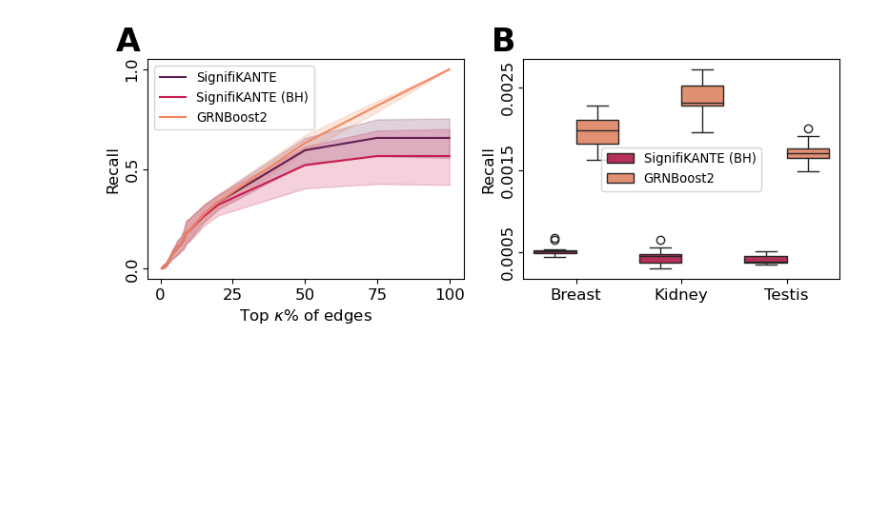
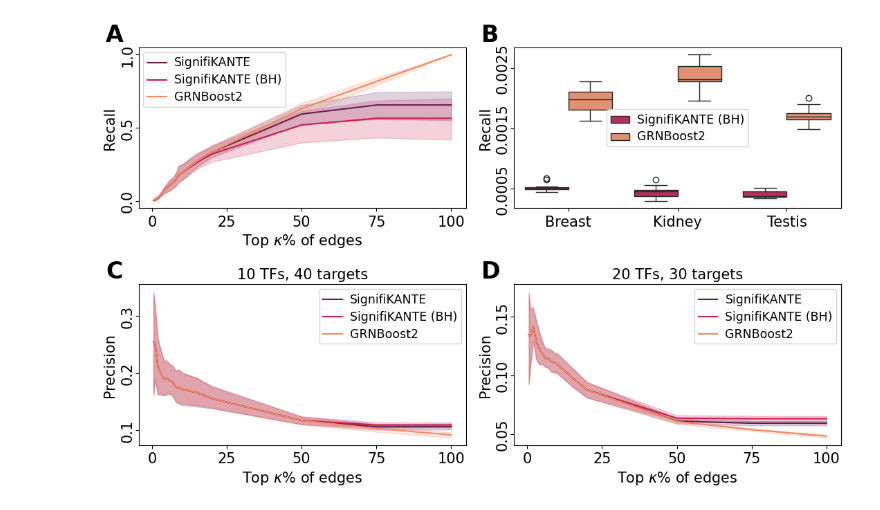
Before and after one commit to bionetslab/SignifiKANTE_Results, a Jupyter notebook: scripts/plotting/supp_plot_recall.ipynb, the cells around one changed output. Drawn from its saved outputs; the diff is of its cells as text; code cells hidden in the pictures; blank space fills up the shorter version.

Commit message:
Update precision and recall plots.

```diff
--- a/scripts/plotting/supp_plot_recall.ipynb
+++ b/scripts/plotting/supp_plot_recall.ipynb
@@ -12,14 +12,13 @@ precision_df = pd.read_csv("../../results/precision_recall_results_against_colle
 precision_df = precision_df.replace({"all" : "GRNBoost2", "signif" : "SignifiKANTE (BH)"})
 
 sim_precisions = pd.read_csv("../../results/sc_simulated_data/aggregated_metrics.tsv", sep='\t', index_col=0)
-sim_precisions = sim_precisions[sim_precisions['data_configuration']=='5_sources']
 sim_precisions.replace({'unfiltered' : 'GRNBoost2', r"$\alpha$=0.05" : "SignifiKANTE", r"$\alpha$=0.05 (BH-adj)" : "SignifiKANTE (BH)"}, inplace=True)
 # %%
-fig, axs = plt.subplot_mosaic([['A', 'B']])
-fig.set_size_inches(8, 3.5)
+fig, axs = plt.subplot_mosaic([['A', 'B'], ['C', 'D']])
+fig.set_size_inches(11, 7)
 plt.subplots_adjust(wspace=0.25, hspace=0.25)
 axs_list = list(axs.values())
-label_fontsize = 12
+label_fontsize = 15
 
 # Set common colorbar for matching subplots.
 all_types = ['SignifiKANTE', 'SignifiKANTE (BH)', 'GRNBoost2']
@@ -28,7 +27,8 @@ palette_dict = dict(zip(all_types, common_palette))
 
 ### Precision and Jaccard distance plots.
 palette = sns.color_palette("rocket", 3)
-line = sns.lineplot(data=sim_precisions, x='thresholds', y='Recall', hue='comparison', palette=palette_dict, ax=axs['A'], hue_order=all_types)
+precisions_5 = sim_precisions[sim_precisions['data_configuration']=='5_sources']
+line = sns.lineplot(data=precisions_5, x='thresholds', y='Recall', hue='comparison', palette=palette_dict, ax=axs['A'], hue_order=all_types)
 axs['A'].set_xlabel(r"Top $\kappa$% of edges", fontsize=label_fontsize)
 axs['A'].set_ylabel(r"Recall", fontsize=label_fontsize)
 axs['A'].legend().set_title(None)
@@ -59,6 +59,44 @@ for label in axs['B'].get_yticklabels():
     label.set_horizontalalignment('center')
     label.set_fontsize(label_fontsize)
 
+### Precision and Jaccard distance plots.
+palette = sns.color_palette("rocket", 3)
+precisions_5 = sim_precisions[sim_precisions['data_configuration']=='10_sources']
+line = sns.lineplot(data=precisions_5, x='thresholds', y='Precision', hue='comparison', palette=palette_dict, ax=axs['C'], hue_order=all_types)
+axs['C'].set_xlabel(r"Top $\kappa$% of edges", fontsize=label_fontsize)
+axs['C'].set_ylabel(r"Precision", fontsize=label_fontsize)
+axs['C'].set_title("10 TFs, 40 targets", fontsize=label_fontsize)
+axs['C'].legend().set_title(None)
+for t in line.legend_.texts:
+    t.set_fontsize(label_fontsize-2.5)
+#axs['C'].set_yticks([0.0, 0.5, 1.0])
+axs['C'].set_xticks([0, 25, 50, 75, 100])
+axs['C'].tick_params(axis='x', labelsize=label_fontsize)
+axs['C'].tick_params(axis='y', labelsize=label_fontsize, rotation=90, pad=8)
+for label in axs['C'].get_yticklabels():
+    label.set_verticalalignment('center')  # move “up” relative to the tick
+    label.set_horizontalalignment('center')
+    label.set_fontsize(label_fontsize)
+
+### Precision and Jaccard distance plots.
+palette = sns.color_palette("rocket", 3)
+precisions_5 = sim_precisions[sim_precisions['data_configuration']=='20_sources']
+line = sns.lineplot(data=precisions_5, x='thresholds', y='Precision', hue='comparison', palette=palette_dict, ax=axs['D'], hue_order=all_types)
+axs['D'].set_xlabel(r"Top $\kappa$% of edges", fontsize=label_fontsize)
+axs['D'].set_ylabel(r"Precision", fontsize=label_fontsize)
+axs['D'].set_title("20 TFs, 30 targets", fontsize=label_fontsize)
+axs['D'].legend().set_title(None)
+for t in line.legend_.texts:
+    t.set_fontsize(label_fontsize-2.5)
+#axs['C'].set_yticks([0.0, 0.5, 1.0])
+axs['D'].set_xticks([0, 25, 50, 75, 100])
+axs['D'].tick_params(axis='x', labelsize=label_fontsize)
+axs['D'].tick_params(axis='y', labelsize=label_fontsize, rotation=90, pad=8)
+for label in axs['D'].get_yticklabels():
+    label.set_verticalalignment('center')  # move “up” relative to the tick
+    label.set_horizontalalignment('center')
+    label.set_fontsize(label_fontsize)
+
 #pairs = [
 #    (("Breast", "GRNBoost2"), ("Breast", "SignifiKANTE (BH)")),
 #    (("Kidney", "GRNBoost2"), ("Kidney", "SignifiKANTE (BH)")),
@@ -68,32 +106,32 @@ for label in axs['B'].get_yticklabels():
 #annotator = Annotator(
 #    box, pairs,
 #    data=precision_df,
 #    x="tissue", y="precision", hue="type"
 #)
 
 #annotator.configure(
 #    test='Wilcoxon',   # or 'Mann-Whitney', 'Wilcoxon', etc.
 #    text_format='star',  # can also be 'simple', 'full', or 'pvalue'
 #           # place annotations above boxes
 #    comparisons_correction=None
 #)
 #annotator.apply_and_annotate()
 
 
-labels = {'A': 'A', 'B': 'B'}
+labels = {'A': 'A', 'B': 'B', 'C' : 'C', 'D' : 'D'}
 
 for key, label in labels.items():
     ax = axs[key]
     ax.text(
         -0.1, 1.15, label,  # x, y (in axes fraction coords)
         transform=ax.transAxes,
         fontsize=24,
         fontweight='bold',
         va='top',
         ha='left'
     )
 
 fig.tight_layout()
 plt.savefig("supplement_recalls.pdf")
 # %% [output]
-[figure, old version]
+[figure, new version]
```
Also changed, not shown: 3 other files.
